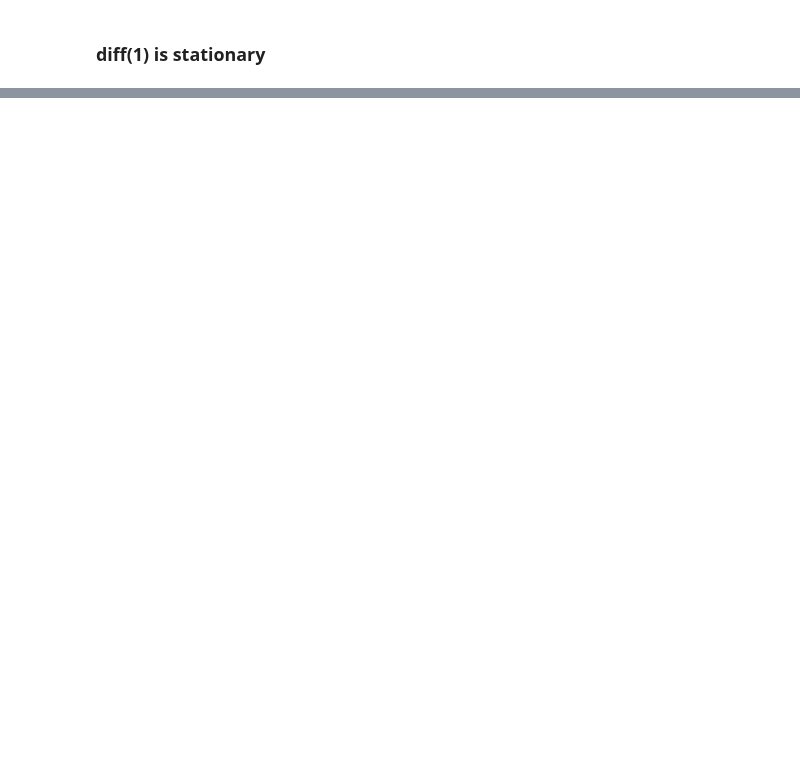
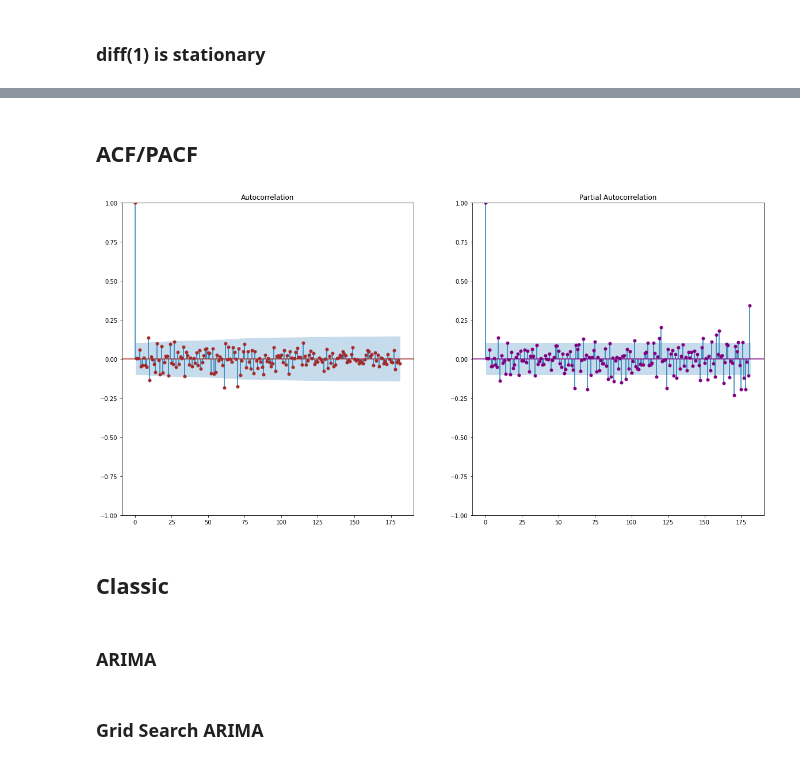
Before and after one commit to amyrmahdy/pets, a Jupyter notebook: AI/time_series/bitcoin/main.ipynb, the cells around one changed output, grey strips where cells are left out. Cells and saved outputs as stored; diff of their text form; code cells hidden in the pictures; blank space fills up the shorter version.

```diff
--- a/AI/time_series/bitcoin/main.ipynb
+++ b/AI/time_series/bitcoin/main.ipynb
@@ -80,0 +103,15 @@ plt.show()
+# %% [markdown]
+## ACF/PACF
+# %%
+fig, (ax1,ax2) = plt.subplots(figsize = (20,10), ncols = 2)
+plot_acf(close.diff(1).dropna(), ax = ax1, lags = 181, c = 'brown')
+plot_pacf(close.diff(1).dropna(), ax = ax2, lags = 181, c = 'purple')
+plt.show()
+# %% [output]
+[figure, added]
+# %% [markdown]
+## Classic
+# %% [markdown]
+### ARIMA
+# %% [markdown]
+### Grid Search ARIMA
```
Also changed, not shown: parts of 27 cells of this notebook.
